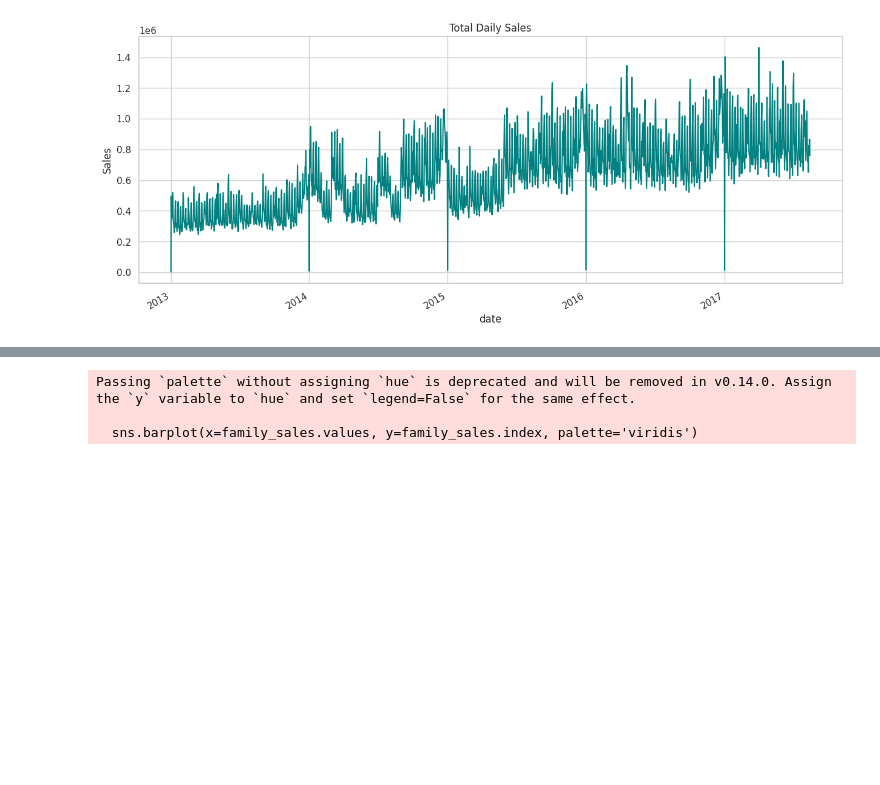
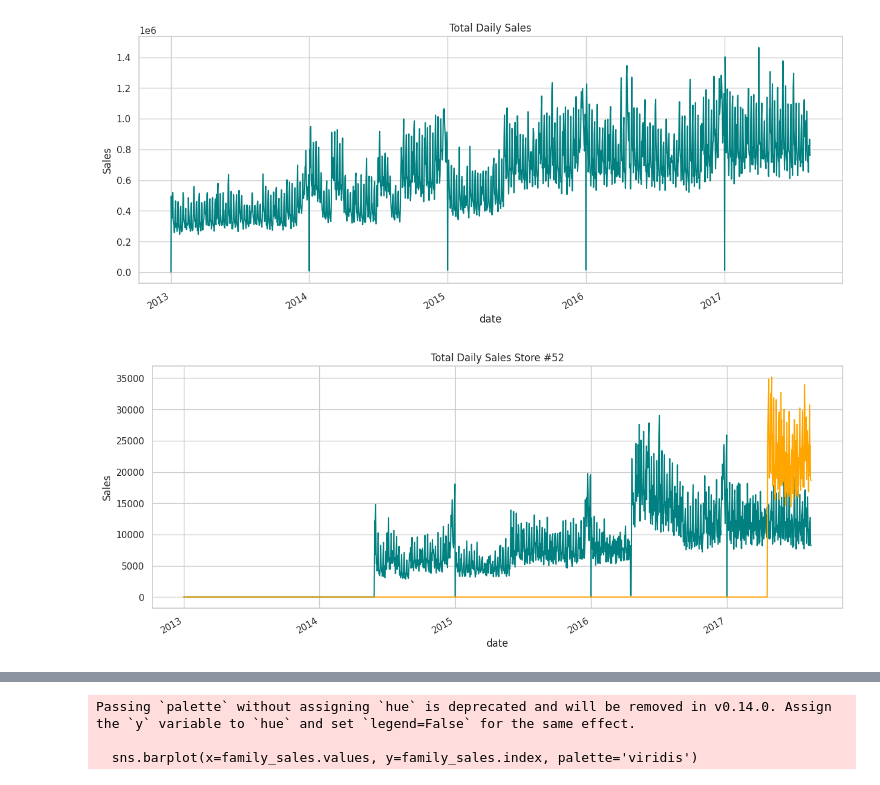
Before and after one commit to radema/kaggle-store-sales-ts, a Jupyter notebook: notebooks/01-eda-raw-data.ipynb, the cells around one changed output, grey strips where cells are left out. Cells and saved outputs as stored; diff of their text form; code cells hidden in the pictures; blank space fills up the shorter version.

```diff
--- a/notebooks/01-eda-raw-data.ipynb
+++ b/notebooks/01-eda-raw-data.ipynb
@@ -123,3 +123,15 @@ plt.ylabel('Sales')
 plt.show()
 # %% [output]
 [figure]
+# %%
+
+# Sales over time (aggregated)
+daily_sales_n1 = train[train['store_nbr']==53].groupby('date')['sales'].sum()
+daily_sales_n52 = train[train['store_nbr']==52].groupby('date')['sales'].sum()
+plt.figure()
+daily_sales_n1.plot(title='Total Daily Sales Store #1', color='teal')
+daily_sales_n52.plot(title='Total Daily Sales Store #52', color='orange')
+plt.ylabel('Sales')
+plt.show()
+# %% [output]
+[figure, added]
```
Also changed, not shown: parts of 14 cells of this notebook, 10 other files.
